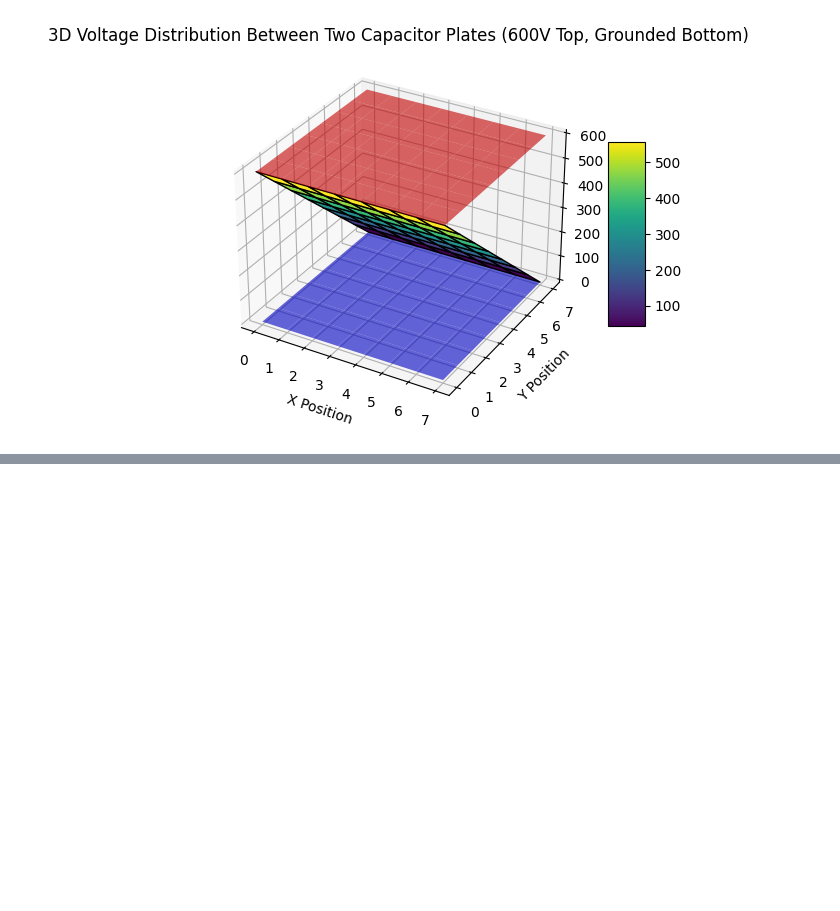
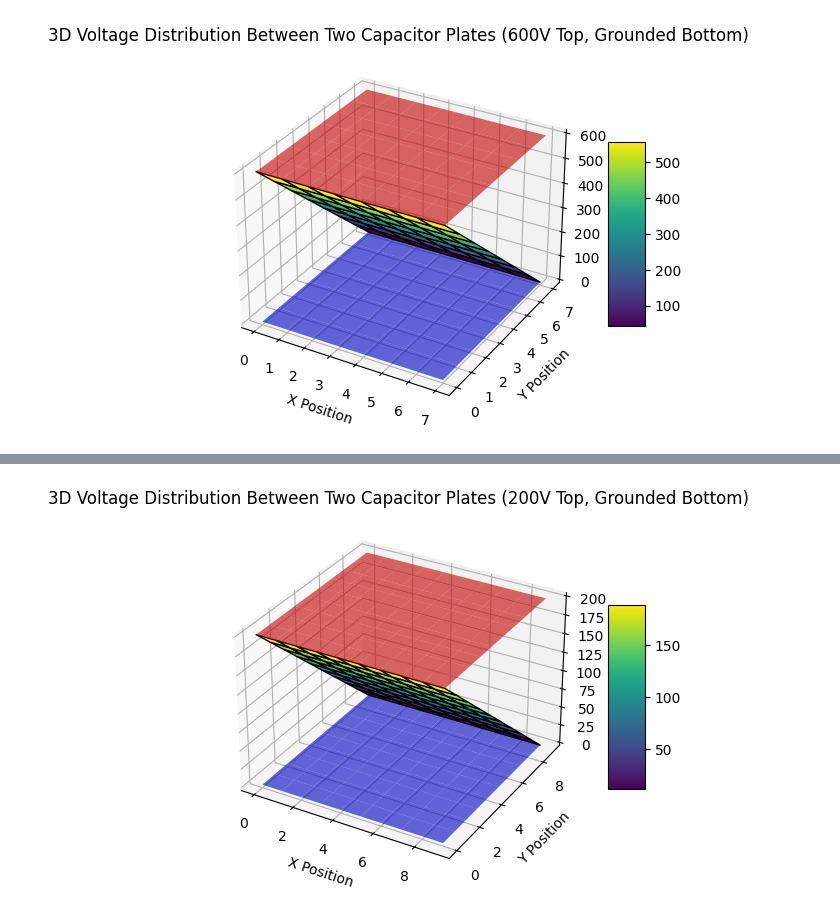
Before and after one commit to UKD1211/FDM_based_Node_Potential_Calculation_for_Capacitor_Plates, a Jupyter notebook: FDM_based_Node_Potential_Calculation_for_Capacitor_Plates.ipynb, the cells around one changed output, grey strips where cells are left out. Saved outputs shown, nothing was run; the diff lists cells and outputs as text; code cells hidden in the pictures; blank space fills up the shorter version.

```diff
--- a/FDM_based_Node_Potential_Calculation_for_Capacitor_Plates.ipynb
+++ b/FDM_based_Node_Potential_Calculation_for_Capacitor_Plates.ipynb
@@ -427,3 +427,100 @@ Final node voltages:
  [  0.           0.           0.           0.           0.
     0.           0.           0.        ]]
 [figure]
+# %%
+import numpy as np
+import matplotlib.pyplot as plt
+from mpl_toolkits.mplot3d import Axes3D
+
+def calculate_inner_node_voltages(N, top_voltage):
+    """
+    Calculate the voltages at the inner nodes based on boundary conditions.
+    Args:
+        N: Number of grid points per side, including boundary.
+        top_voltage: Voltage at the top boundary.
+    Returns:
+        voltages: List of voltages at the inner nodes.
+    """
+    # Calculate electric field E
+    E = top_voltage / (N-1)
+
+    # Define the boundary values
+    boundary_top = [top_voltage] * N
+    boundary_bottom = [0] * N
+    boundary_left = [top_voltage - i * E for i in range(1,N-1)]
+    boundary_right = [top_voltage - i * E for i in range(1,N-1)]
+
+    # Initialize the voltages at all the nodes
+    voltages = np.zeros((N, N))
+
+    # Set boundary conditions
+    voltages[0, :] = boundary_top
+    voltages[-1, :] = boundary_bottom
+    voltages[1:-1, 0] = boundary_left
+    voltages[1:-1, -1] = boundary_right
+
+    # Gauss-Seidel iteration to solve for the inner node voltages
+    max_iterations = 10000
+    tolerance = 1e-6
+
+    for iteration in range(max_iterations):
+        old_voltages = np.copy(voltages)
+
+        # Update the voltages for each inner node
+        for i in range(1, N-1):
+            for j in range(1, N-1):
+                voltages[i, j] = 0.25 * (voltages[i+1, j] + voltages[i-1, j] + voltages[i, j+1] + voltages[i, j-1])
+
+        # Check for convergence
+        diff = np.linalg.norm(voltages - old_voltages)
+        if diff < tolerance:
+            print(f"Converged after {iteration + 1} iterations.")
+            break
+    else:
+        print("Did not converge within the maximum number of iterations.")
+
+    # Return voltages
+    return voltages
+
+# Parameters
+top_voltage = float(input("Enter the top boundary voltage (e.g., 500V): "))  # Top boundary voltage
+N = (int(input("Enter the number of grid points per side, including boundary (e.g., 5): "))+1)   # Number of grid points
+
+# Calculate inner node voltages
+voltages = calculate_inner_node_voltages(N, top_voltage)
+
+# Print the final inner node voltages
+print("\nFinal node voltages:")
+print(voltages)
+
+# 3D Plot: Showing Two Plates with the Grid in Between
+fig = plt.figure()
+ax = fig.add_subplot(111, projection='3d')
+
+# Create grid of x, y coordinates
+x = np.linspace(0, N-1, N)
+y = np.linspace(0, N-1, N)
+X, Y = np.meshgrid(x, y)
+
+# Plot the surface for the voltage distribution
+surf = ax.plot_surface(X, Y, voltages, cmap='viridis', edgecolor='k')
+
+# Add the capacitor plates
+# Top plate at z = top_voltage (high voltage)
+ax.plot_surface(X, Y, top_voltage * np.ones_like(voltages), color='red', alpha=0.6, label='Top Plate')
+
+# Bottom plate at z = 0 (grounded)
+ax.plot_surface(X, Y, np.zeros_like(voltages), color='blue', alpha=0.6, label='Bottom Plate')
+
+# Labels and title
+ax.set_title(f"3D Voltage Distribution Between Two Capacitor Plates ({int(top_voltage)}V Top, Grounded Bottom)")
+ax.set_xlabel("X Position")
+ax.set_ylabel("Y Position")
+ax.set_zlabel("Voltage (V)")
+
+# Color bar for the voltage distribution
+fig.colorbar(surf, ax=ax, shrink=0.5, aspect=5)
+
+# Show the plot
+plt.show()
+# %% [output]
@@ -429,0 +544 @@ Final node voltages:
+[figure, added]
```
Also changed, not shown: parts of 1 cell of this notebook.
